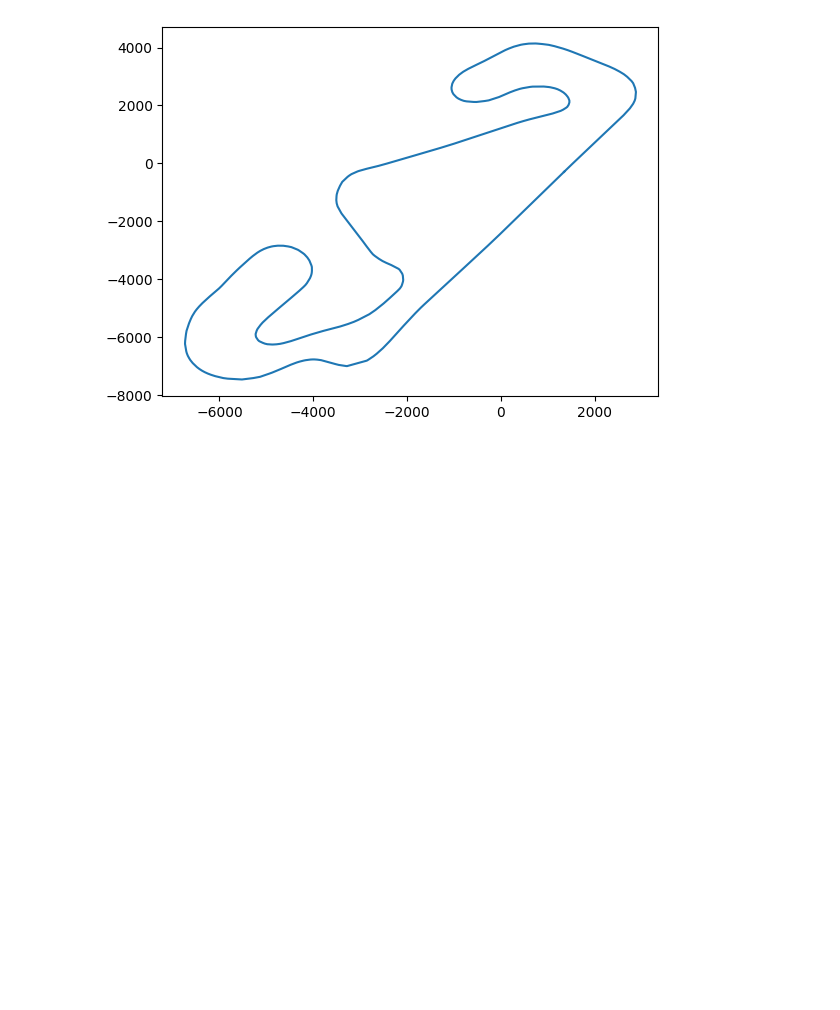
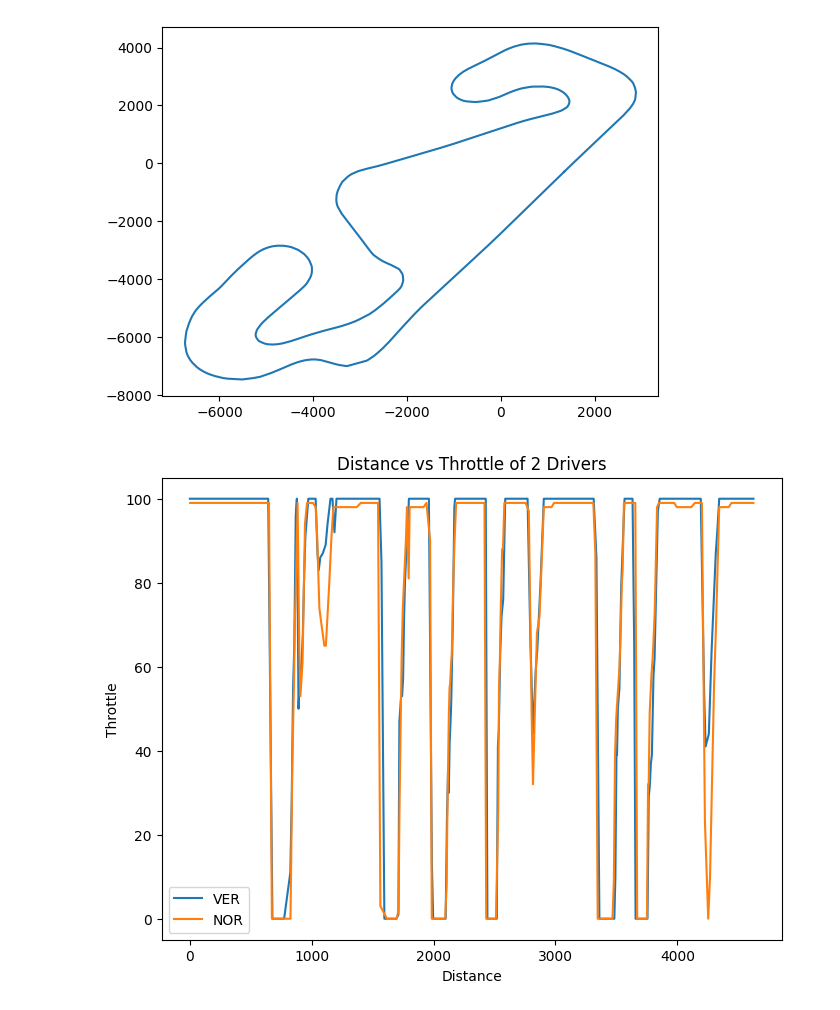
Before and after one commit to Mohandas-KJ/Slipstream-F1, a Jupyter notebook: 2026_Barcelona_GP/notebooks/03_telemetry_analysis.ipynb, the cells around one changed output. Saved outputs shown, nothing was run; the diff lists cells and outputs as text; code cells hidden in the pictures; blank space fills up the shorter version.

```diff
--- a/2026_Barcelona_GP/notebooks/03_telemetry_analysis.ipynb
+++ b/2026_Barcelona_GP/notebooks/03_telemetry_analysis.ipynb
@@ -157,3 +157,8 @@ plt.plot(
 # %% [output]
 [<matplotlib.lines.Line2D at 0x...>]
 [figure]
+# %%
+# Plot Throttle vs Distance
+slpolt.plot_dist_throttle([ver_tel,nor_tel],["VER","NOR"])
+# %% [output]
+[figure, added]
```
Also changed, not shown: parts of 1 cell of this notebook, 1 other file.
